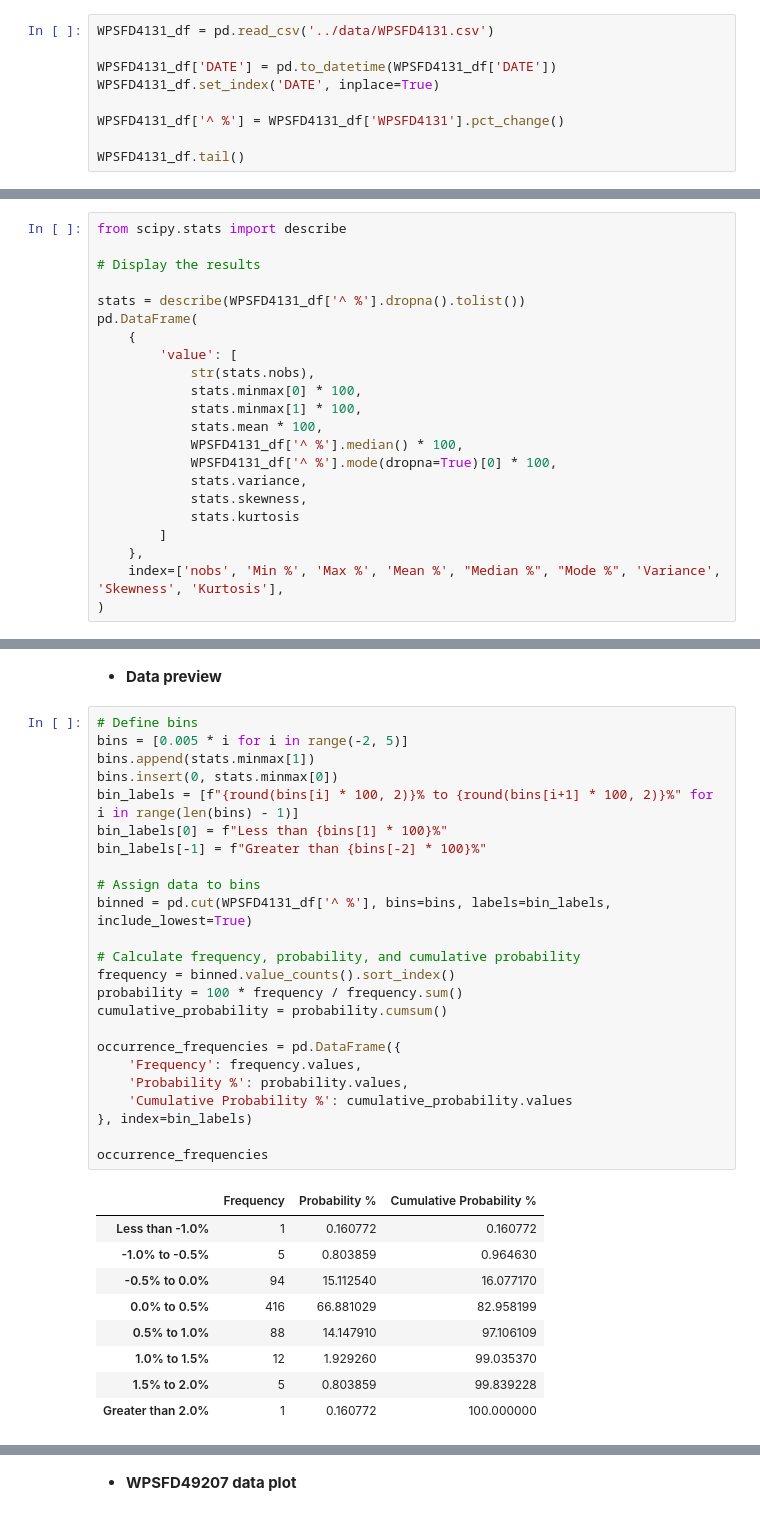
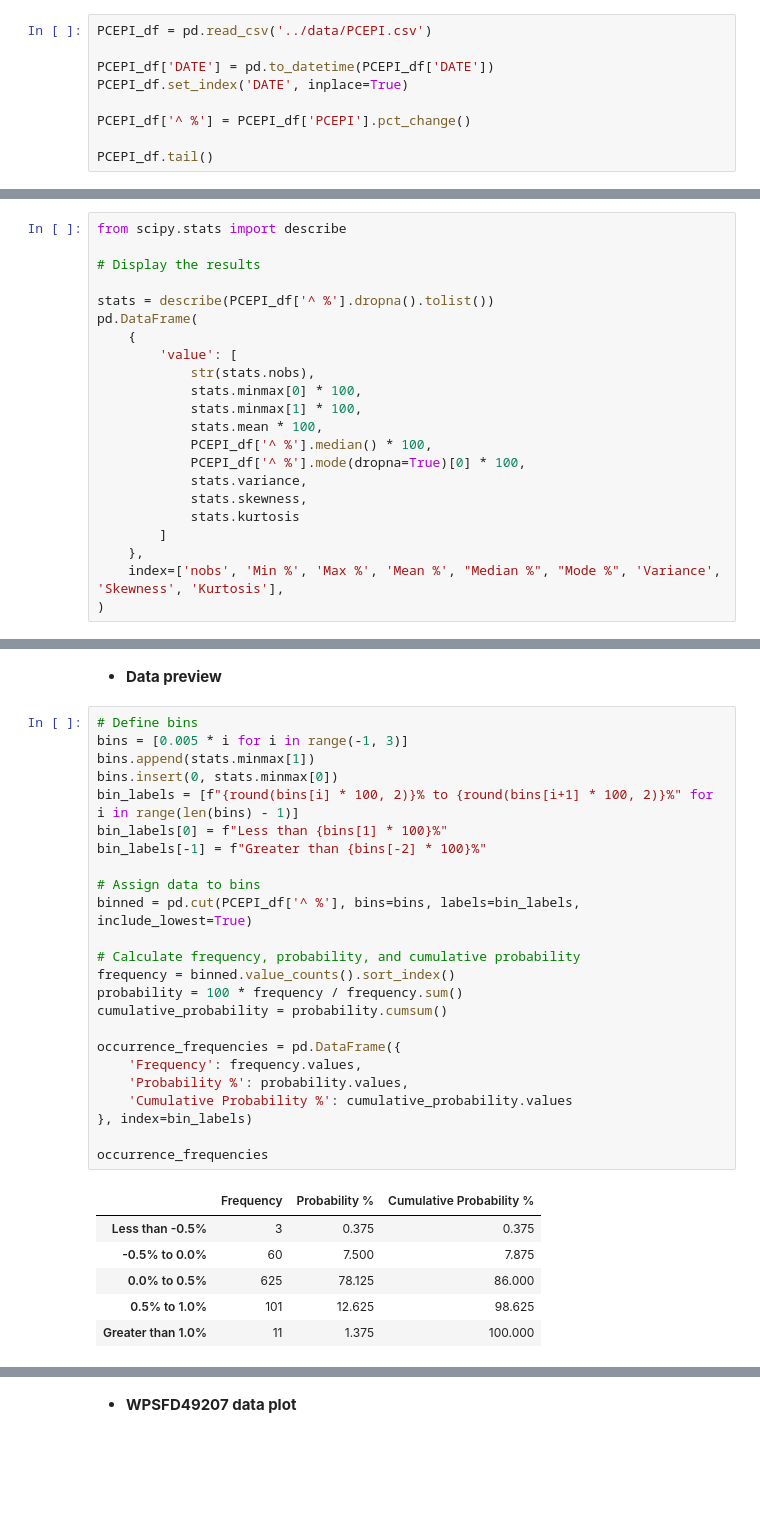
Before and after one commit to mod7ex/macro, a Jupyter notebook: Endogenous/PCE/PCEPI.ipynb, the cells around one changed output, grey strips where cells are left out. Drawn from its saved outputs; the diff is of its cells as text; blank space fills up the shorter version.

```diff
--- a/Endogenous/PCE/PCEPI.ipynb
+++ b/Endogenous/PCE/PCEPI.ipynb
@@ -11,10 +10,10 @@ plt.style.use('Solarize_Light2')
 # %%
-WPSFD4131_df = pd.read_csv('../data/WPSFD4131.csv')
+PCEPI_df = pd.read_csv('../data/PCEPI.csv')
 
-WPSFD4131_df['DATE'] = pd.to_datetime(WPSFD4131_df['DATE'])
-WPSFD4131_df.set_index('DATE', inplace=True)
+PCEPI_df['DATE'] = pd.to_datetime(PCEPI_df['DATE'])
+PCEPI_df.set_index('DATE', inplace=True)
 
-WPSFD4131_df['^ %'] = WPSFD4131_df['WPSFD4131'].pct_change()
+PCEPI_df['^ %'] = PCEPI_df['PCEPI'].pct_change()
 
-WPSFD4131_df.tail()
+PCEPI_df.tail()
 # %% [output]
@@ -84,7 +83,7 @@ from scipy.stats import describe
 
 # Display the results
 
-stats = describe(WPSFD4131_df['^ %'].dropna().tolist())
+stats = describe(PCEPI_df['^ %'].dropna().tolist())
 pd.DataFrame(
     {
         'value': [
@@ -92,8 +91,8 @@ pd.DataFrame(
             stats.minmax[0] * 100,
             stats.minmax[1] * 100,
             stats.mean * 100,
-            WPSFD4131_df['^ %'].median() * 100,
-            WPSFD4131_df['^ %'].mode(dropna=True)[0] * 100,
+            PCEPI_df['^ %'].median() * 100,
+            PCEPI_df['^ %'].mode(dropna=True)[0] * 100,
             stats.variance,
             stats.skewness,
             stats.kurtosis
@@ -116,38 +115,35 @@ pd.DataFrame(
 - **Data preview**
 # %%
 # Define bins
-bins = [0.005 * i for i in range(-2, 5)]
+bins = [0.005 * i for i in range(-1, 3)]
 bins.append(stats.minmax[1])
 bins.insert(0, stats.minmax[0])
 bin_labels = [f"{round(bins[i] * 100, 2)}% to {round(bins[i+1] * 100, 2)}%" for i in range(len(bins) - 1)]
 bin_labels[0] = f"Less than {bins[1] * 100}%"
 bin_labels[-1] = f"Greater than {bins[-2] * 100}%"
 
 # Assign data to bins
-binned = pd.cut(WPSFD4131_df['^ %'], bins=bins, labels=bin_labels, include_lowest=True)
+binned = pd.cut(PCEPI_df['^ %'], bins=bins, labels=bin_labels, include_lowest=True)
 
 # Calculate frequency, probability, and cumulative probability
 frequency = binned.value_counts().sort_index()
 probability = 100 * frequency / frequency.sum()
 cumulative_probability = probability.cumsum()
 
 occurrence_frequencies = pd.DataFrame({
     'Frequency': frequency.values,
     'Probability %': probability.values,
     'Cumulative Probability %': cumulative_probability.values
 }, index=bin_labels)
 
 occurrence_frequencies
 # %% [output]
 |  | Frequency | Probability % | Cumulative Probability % |
-| Less than -1.0% | 1 | 0.160772 | 0.160772 |
-| -1.0% to -0.5% | 5 | 0.803859 | 0.964630 |
-| -0.5% to 0.0% | 94 | 15.112540 | 16.077170 |
-| 0.0% to 0.5% | 416 | 66.881029 | 82.958199 |
-| 0.5% to 1.0% | 88 | 14.147910 | 97.106109 |
-| 1.0% to 1.5% | 12 | 1.929260 | 99.035370 |
-| 1.5% to 2.0% | 5 | 0.803859 | 99.839228 |
-| Greater than 2.0% | 1 | 0.160772 | 100.000000 |
+| Less than -0.5% | 3 | 0.375 | 0.375 |
+| -0.5% to 0.0% | 60 | 7.500 | 7.875 |
+| 0.0% to 0.5% | 625 | 78.125 | 86.000 |
+| 0.5% to 1.0% | 101 | 12.625 | 98.625 |
+| Greater than 1.0% | 11 | 1.375 | 100.000 |
 # %%
 fig = px.bar(occurrence_frequencies, x=occurrence_frequencies.index, y='Probability %')
 
```
Also changed, not shown: parts of 10 cells of this notebook, 7 other files.
